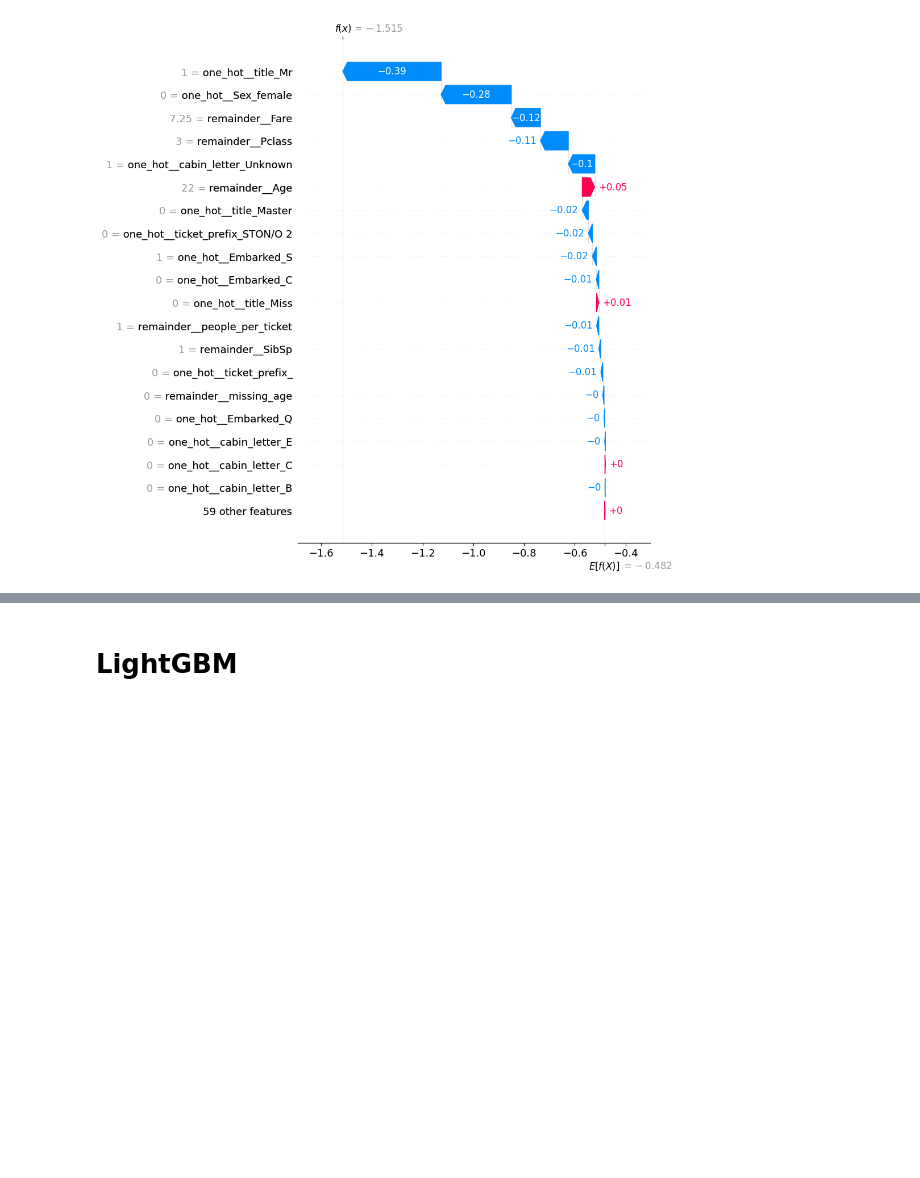
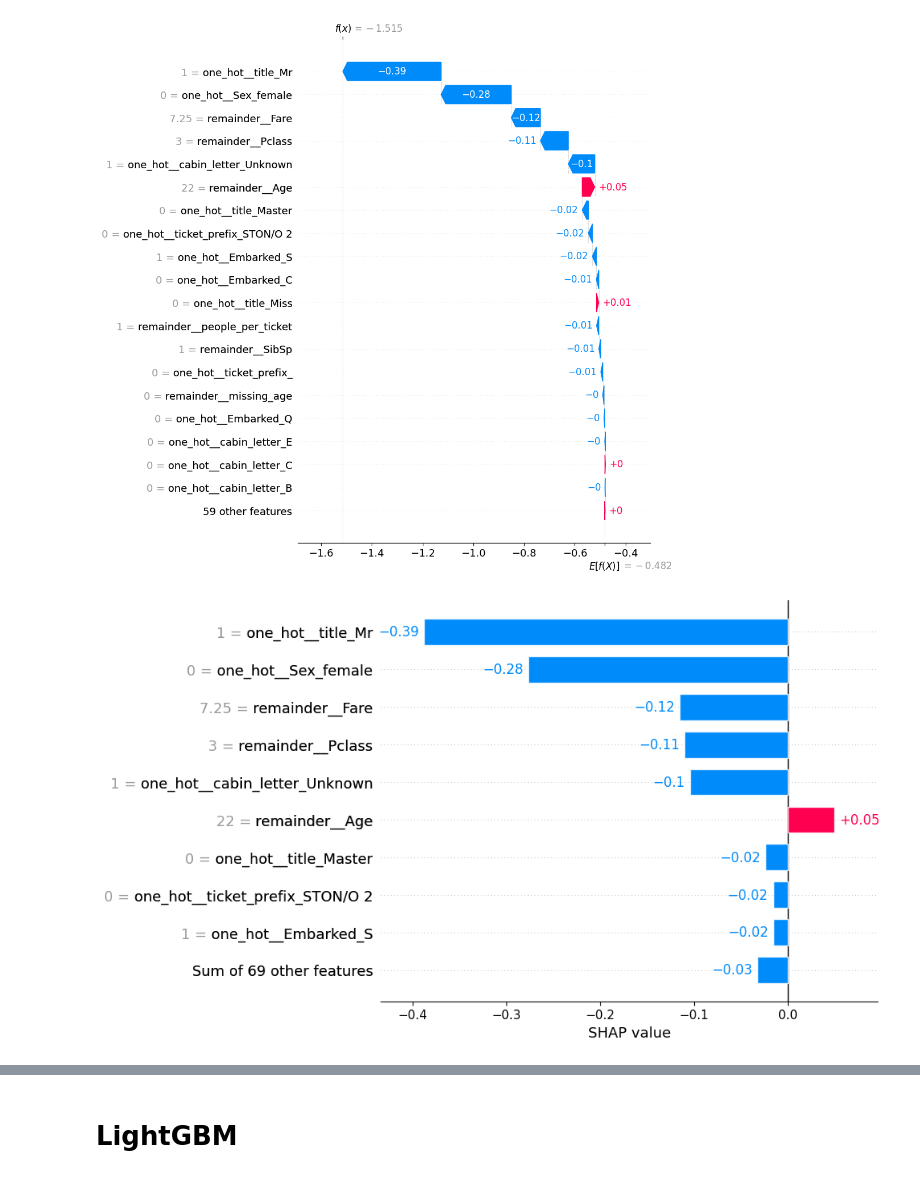
Before and after one commit to VladGnatiuk/projector_ml6, a Jupyter notebook: _vg/homeworks/homework 10. Prjctr HW10. Feature importance.ipynb, the cells around one changed output, grey strips where cells are left out. Cells and saved outputs as stored; diff of their text form; code cells hidden in the pictures; blank space fills up the shorter version.

Commit message:
xgb shap

```diff
--- a/_vg/homeworks/homework 10. Prjctr HW10. Feature importance.ipynb
+++ b/_vg/homeworks/homework 10. Prjctr HW10. Feature importance.ipynb
@@ -212,16 +212,17 @@ train_X_df = pd.DataFrame(
     index=train_X.index
 )
 # %%
-shap.waterfall_plot(
-    shap.Explanation(
-        values=shap_values[0],
-        base_values=explainer.expected_value,
-        data=train_X_df.iloc[0],
-        feature_names=feature_names
-    ),
-    max_display=20
+explanation_0 = shap.Explanation(
+    values=shap_values[0],
+    base_values=explainer.expected_value,
+    data=train_X_df.iloc[0],
+    feature_names=feature_names
 )
+
+shap.waterfall_plot(explanation_0, max_display=20)
 # %% [output]
 [figure]
 # %%
-shap.plots.bar(shap_values)
+shap.plots.bar(explanation_0)
+# %% [output]
+[figure, added]
```
Also changed, not shown: parts of 8 cells of this notebook.
